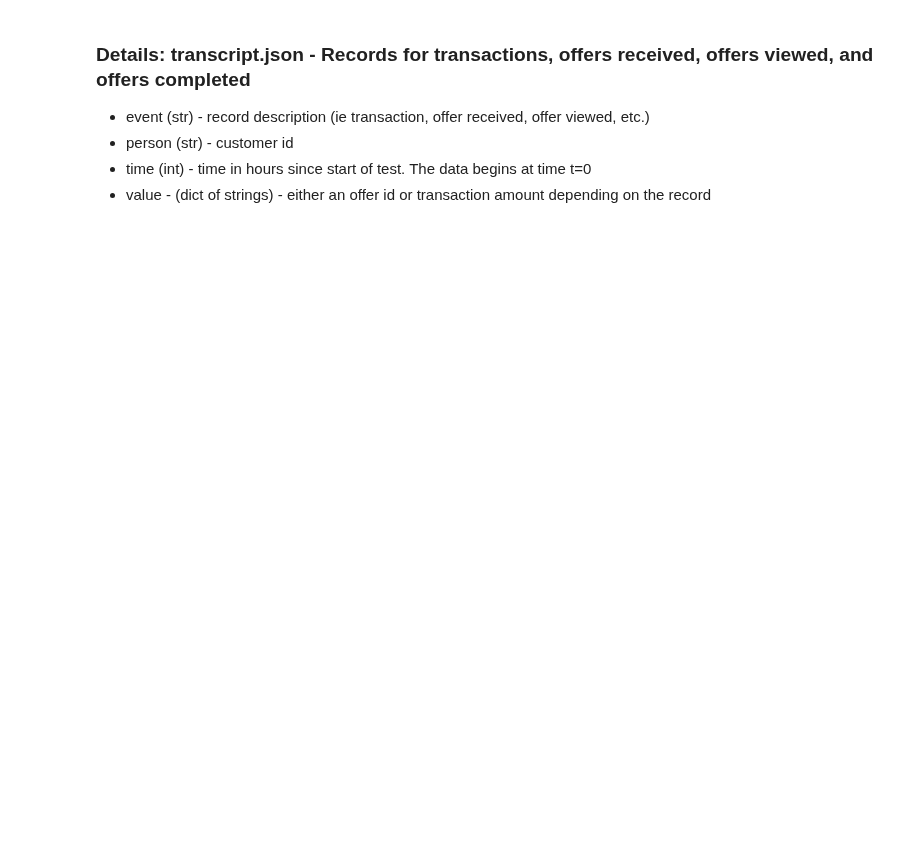
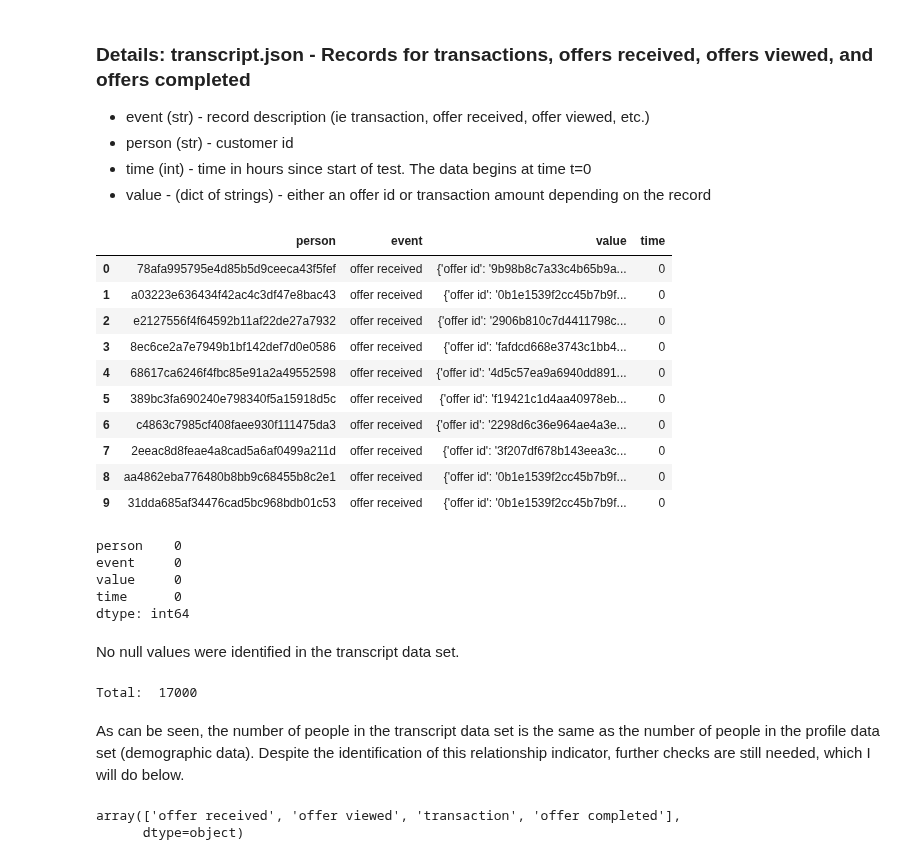
Before and after one commit to HenriqueMartinsPrado/Data-Scientist-Nano-Degree-Udacity, a Jupyter notebook: Capstone Project/StartBucks Project/Starbucks_Capstone_notebook.ipynb, the cells around one changed output. Saved outputs shown, nothing was run; the diff lists cells and outputs as text; code cells hidden in the pictures; blank space fills up the shorter version.

```diff
--- a/Capstone Project/StartBucks Project/Starbucks_Capstone_notebook.ipynb
+++ b/Capstone Project/StartBucks Project/Starbucks_Capstone_notebook.ipynb
@@ -203,3 +260,42 @@ transcript.profile_report()
 
 profile_transcript = portfolio.profile_report(title='EDA - Pandas Profiling - Transcript')
 profile_transcript.to_file(output_file=r'C:\Users\hik_m\Documents\Jornada do Conhecimento\Udacity\Data Scientist Nano Degree\Capstone Project\StartBucks Project\EDA - Pandas Profiling - Transcript.html')
+# %%
+# Introducing the first 10 rows of the data set
+transcript.head(10)
+# %% [output]
+|  | person | event | value | time |
+| 0 | 78afa995795e4d85b5d9ceeca43f5fef | offer received | {'offer id': '9b98b8c7a33c4b65b9a... | 0 |
+| 1 | a03223e636434f42ac4c3df47e8bac43 | offer received | {'offer id': '0b1e1539f2cc45b7b9f... | 0 |
+| 2 | e2127556f4f64592b11af22de27a7932 | offer received | {'offer id': '2906b810c7d4411798c... | 0 |
+| 3 | 8ec6ce2a7e7949b1bf142def7d0e0586 | offer received | {'offer id': 'fafdcd668e3743c1bb4... | 0 |
+| 4 | 68617ca6246f4fbc85e91a2a49552598 | offer received | {'offer id': '4d5c57ea9a6940dd891... | 0 |
+| 5 | 389bc3fa690240e798340f5a15918d5c | offer received | {'offer id': 'f19421c1d4aa40978eb... | 0 |
+| 6 | c4863c7985cf408faee930f111475da3 | offer received | {'offer id': '2298d6c36e964ae4a3e... | 0 |
+| 7 | 2eeac8d8feae4a8cad5a6af0499a211d | offer received | {'offer id': '3f207df678b143eea3c... | 0 |
+| 8 | aa4862eba776480b8bb9c68455b8c2e1 | offer received | {'offer id': '0b1e1539f2cc45b7b9f... | 0 |
+| 9 | 31dda685af34476cad5bc968bdb01c53 | offer received | {'offer id': '0b1e1539f2cc45b7b9f... | 0 |
+# %%
+# Verifynd the null values
+transcript.isnull().sum()
+# %% [output]
+person    0
+event     0
+value     0
+time      0
+dtype: int64
+# %% [markdown]
+No null values were identified in the transcript data set.
+# %%
+# Verifynd the number of unique person
+print('Total: ', transcript['person'].nunique())
+# %% [output]
+Total:  17000
+# %% [markdown]
+As can be seen, the number of people in the transcript data set is the same as the number of people in the profile data set (demographic data). Despite the identification of this relationship indicator, further checks are still needed, which I will do below.
+# %%
+# Showing the unique values in the event column
+transcript.event.unique()
+# %% [output]
+array(['offer received', 'offer viewed', 'transaction', 'offer completed'],
+      dtype=object)
```
Also changed, not shown: parts of 10 cells of this notebook.
